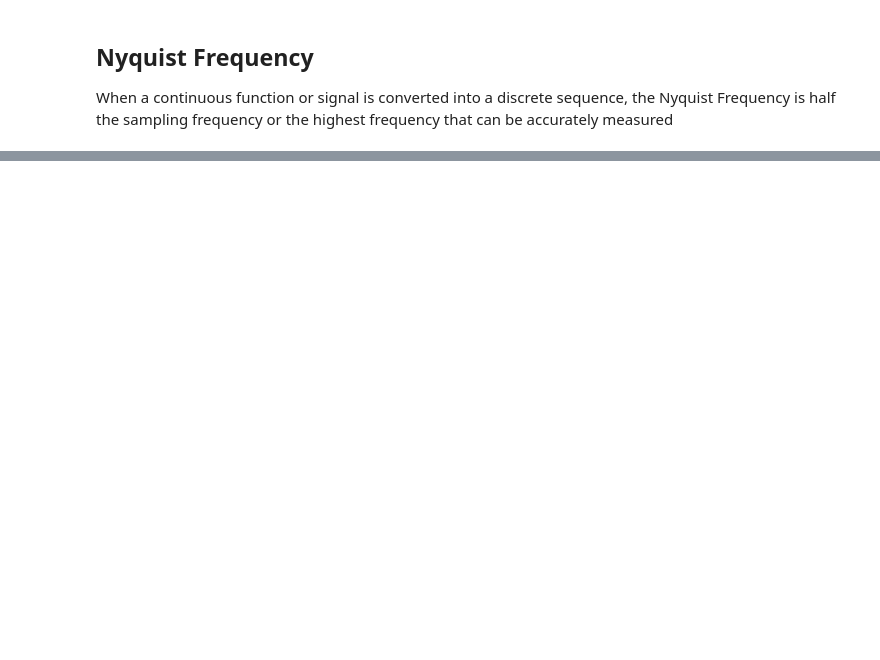
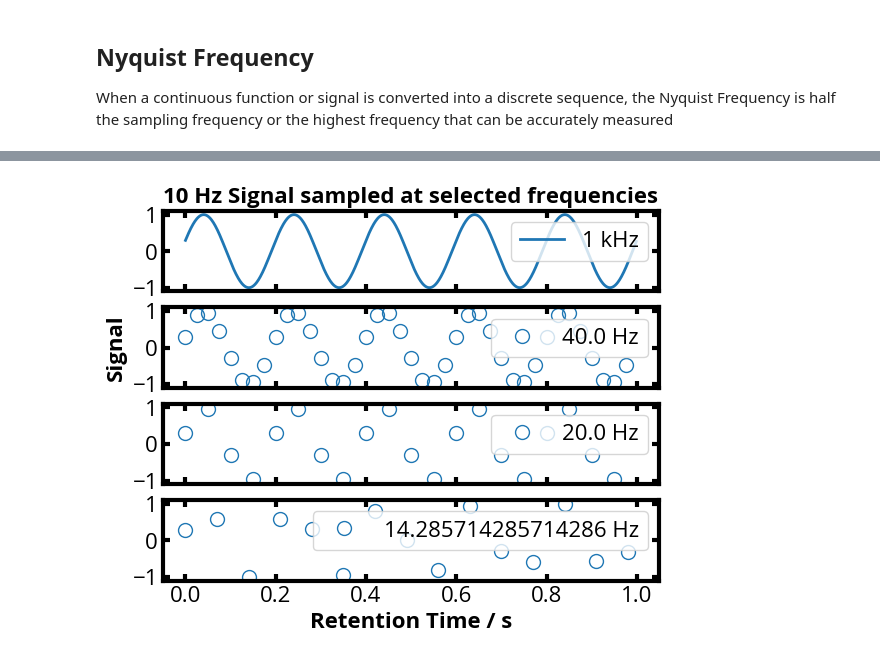
Before and after one commit to mfbush/instrumental-analysis, a Jupyter notebook: notebooks/analog-and-digital-data.ipynb, the cells around one changed output, grey strips where cells are left out. Saved outputs shown, nothing was run; the diff lists cells and outputs as text; code cells hidden in the pictures; blank space fills up the shorter version.

```diff
--- a/notebooks/analog-and-digital-data.ipynb
+++ b/notebooks/analog-and-digital-data.ipynb
@@ -143,0 +144,26 @@ plt.show()
+# %%
+fig, ax = plt.subplots(4,1,sharex=True,sharey=True)
+
+sample_frequency = 1000.
+sample_period = 1./sample_frequency
+time = np.arange(0,1.,sample_period)
+signal_frequency = 10.
+signal = np.sin(signal_frequency*np.pi*time+0.3)
+
+ax[0].plot(time, signal, label='1 kHz')
+
+undersample = 25
+ax[1].plot(time[::undersample], signal[::undersample], 'o', label = str(sample_frequency/undersample)+' Hz')
+undersample = 50
+ax[2].plot(time[::undersample], signal[::undersample], 'o', label = str(sample_frequency/undersample)+' Hz')
+undersample = 70
+ax[3].plot(time[::undersample], signal[::undersample], 'o', label = str(sample_frequency/undersample)+' Hz')
+
+ax[0].set_title('10 Hz Signal sampled at selected frequencies')
+ax[3].set_xlabel('Retention Time / s')
+ax[1].set_ylabel('Signal')
+for i in range(0,4):
+    ax[i].legend(loc='upper right')
+plt.show()
+# %% [output]
+[figure, added]
```
Also changed, not shown: parts of 2 cells of this notebook, 4 other files.
